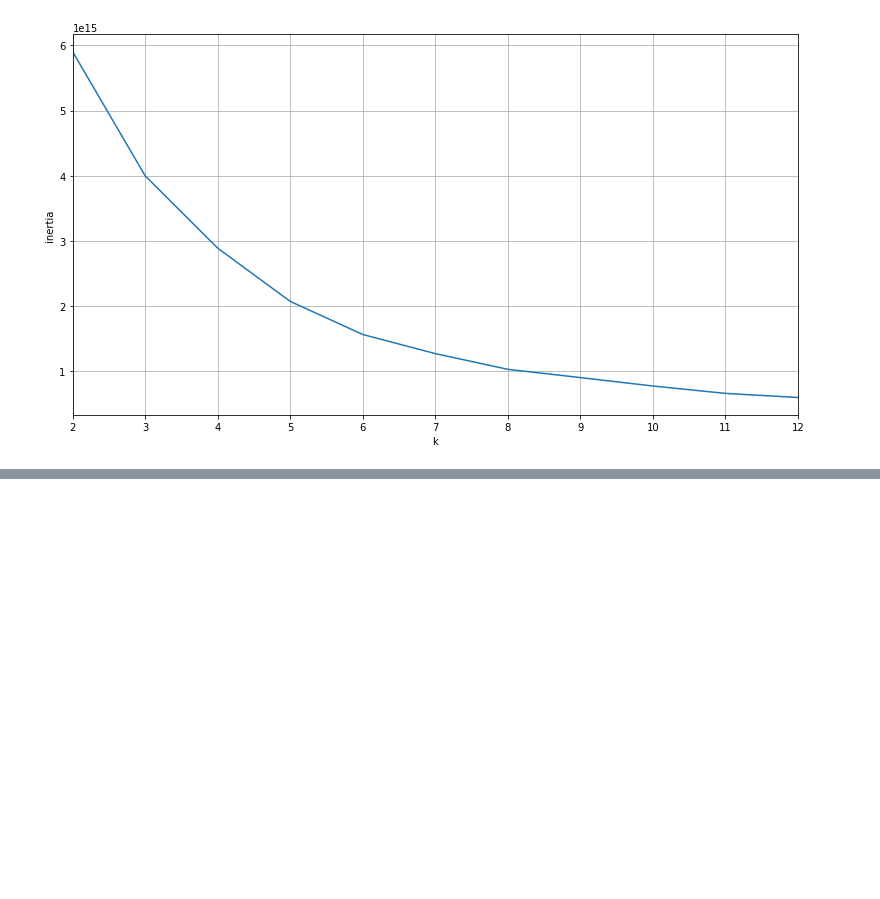
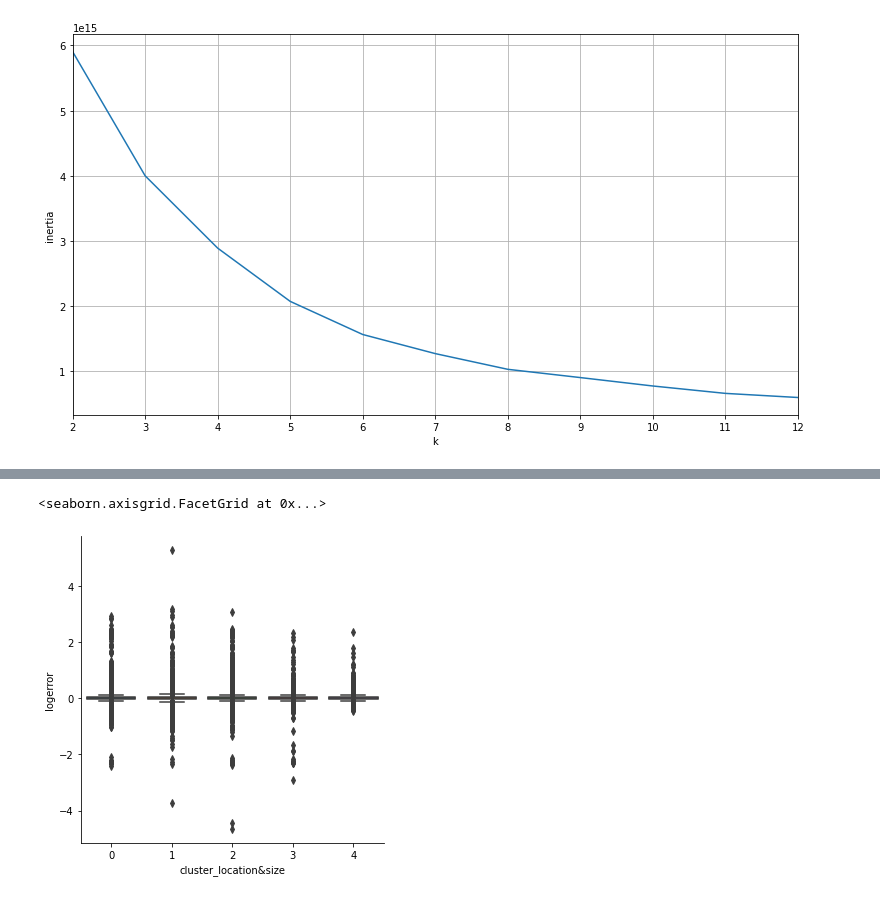
Before and after one commit to minimizing-zillow-logerror/zillow-clustering-project, a Jupyter notebook: sonny_zillow_exploration.ipynb, the cells around one changed output, grey strips where cells are left out. Saved outputs shown, nothing was run; the diff lists cells and outputs as text; code cells hidden in the pictures; blank space fills up the shorter version.

```diff
--- a/sonny_zillow_exploration.ipynb
+++ b/sonny_zillow_exploration.ipynb
@@ -190,0 +158,5 @@ plt.scatter(df.latitude, df.longitude, c=df.cluster)
+# %%
+sns.catplot(x="cluster_location&size", y="logerror", kind="box", data=df)
+# %% [output]
+<seaborn.axisgrid.FacetGrid at 0x...>
+[figure, added]
```
Also changed, not shown: parts of 22 cells of this notebook.
